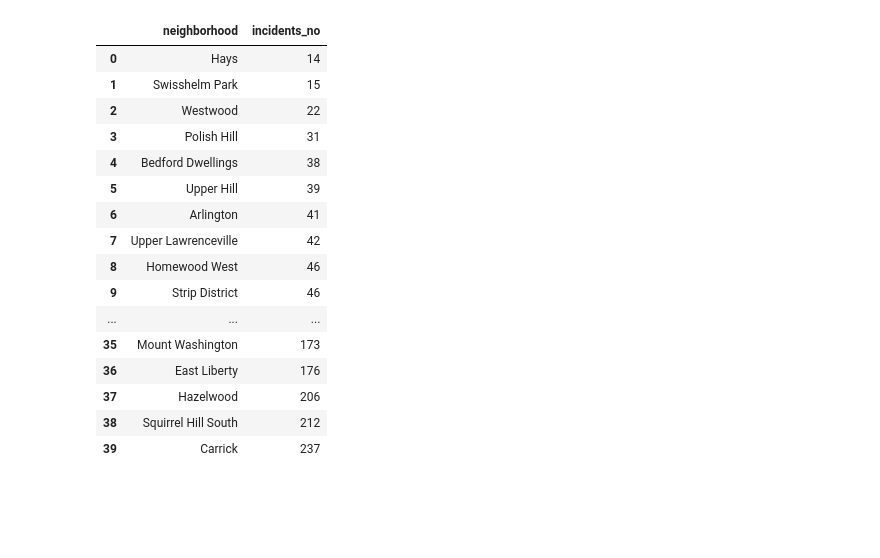
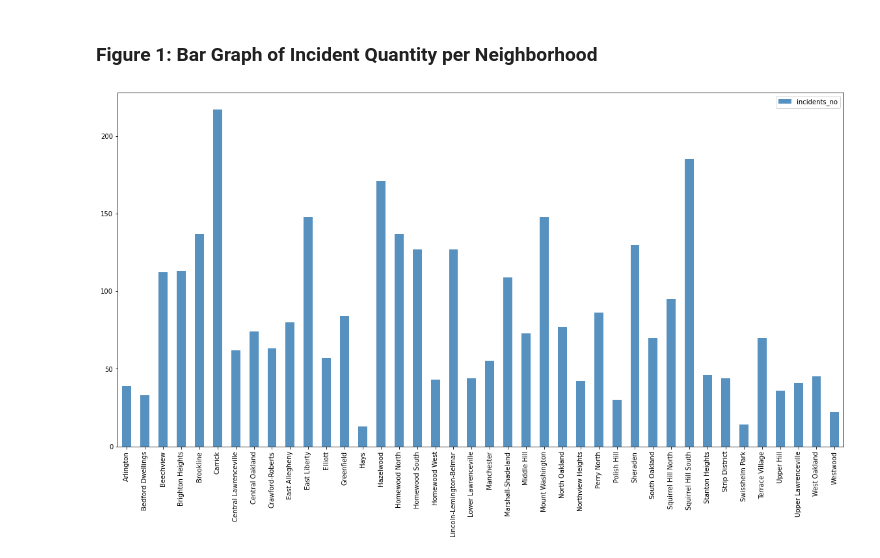
Before and after one commit to aaronjsutton/big-ideas-final, a Jupyter notebook: Fire-Data.ipynb, the cells around one changed output. Drawn from its saved outputs; the diff is of its cells as text; code cells hidden in the pictures; blank space fills up the shorter version.

```diff
--- a/Fire-Data.ipynb
+++ b/Fire-Data.ipynb
@@ -12,14 +24,20 @@ https://data.wprdc.org/dataset/fire-incidents-in-city-of-pittsburgh/resource/8d7
 # %%
-stations = pd.read_csv("stations.csv")
-fireraw = (pd.read_csv("fire.csv")
+# importing csv files and creating raw DataFrames
+stations_raw = pd.read_csv("stations.csv").drop(columns=['station'])
+fire_raw = (pd.read_csv("fire.csv")
         # drop unnecessary columns to investigation
        .drop(columns=['call_no','alarm_time','alarms', 'primary_unit',
                       'census_tract', 'council_district', 'ward', 'tract',
-                      'public_works_division', 'pli_division', 'police_zone', 'latitude', 'longitude'])
+                      'public_works_division', 'pli_division', 'police_zone', 'address'])
        # drop any rows that contain any missing data
         .dropna()
+        .drop_duplicates()
        .reset_index()
        .drop(columns='index'))
-fire = fireraw[['neighborhood', 'incident_type', 'type_description', 'fire_zone','address']]
+
+# creating fire and stations DataFrames
+fire = fire_raw[['neighborhood', 'incident_type', 'type_description', 'fire_zone', 'latitude', 'longitude']]
+stations = stations_raw[['neighborhood', 'station_no']]
+
+# clearing the fire DataFrame of any non-matching data
 fire = (fire.loc[fire.neighborhood.isin(stations.neighborhood),].reset_index().drop(columns='index'))
-fire.head(50)
@@ -46,10 +54,12 @@ fire.head(50)
 # %%
+# Creating a list to store neighborhoods
 neighborhood_list = []
 
 for index, row in fire.iterrows():
     if row['neighborhood']not in neighborhood_list:
         neighborhood_list.append(row['neighborhood'])
 
+# Creating a dictionary to store quantity of incidents
 dict = {}
 type(dict)
 for index, row in fire.iterrows():
@@ -58,28 +68,15 @@ for index, row in fire.iterrows():
     else:
         dict[row['neighborhood']] += 1
 
-columns = ['neighborhood', 'incidents_no']
-df = pd.DataFrame(columns=columns)
-for x in neighborhood_list:
-    df = df.append({'neighborhood' : x , 'incidents_no' : dict[x] }, ignore_index = True)
+# Creating a sorted version of the neighborhood list
+index = sorted(neighborhood_list)
 
-df = df.sort_values('incidents_no').reset_index().drop(columns='index')
-df.head(len(neighborhood_list))
+# Storing dictionary in a DataFrame
+incidents = pd.DataFrame({'incidents_no': dict}, index=index)
-# %% [output]
-|  | neighborhood | incidents_no |
-| 0 | Hays | 14 |
-| 1 | Swisshelm Park | 15 |
-| 2 | Westwood | 22 |
-| 3 | Polish Hill | 31 |
-| 4 | Bedford Dwellings | 38 |
-| 5 | Upper Hill | 39 |
-| 6 | Arlington | 41 |
-| 7 | Upper Lawrenceville | 42 |
-| 8 | Homewood West | 46 |
-| 9 | Strip District | 46 |
-| ... | ... | ... |
-| 35 | Mount Washington | 173 |
-| 36 | East Liberty | 176 |
-| 37 | Hazelwood | 206 |
-| 38 | Squirrel Hill South | 212 |
-| 39 | Carrick | 237 |
+# %% [markdown]
+### Figure 1: Bar Graph of Incident Quantity per Neighborhood
+# %%
+# Displaying the DataFrame as a Bar Graph
+dx = incidents.plot.bar(rot=90, color="#5691BF", figsize=(20,10))
+# %% [output]
+[figure, added]
```
Also changed, not shown: parts of 22 cells of this notebook.
